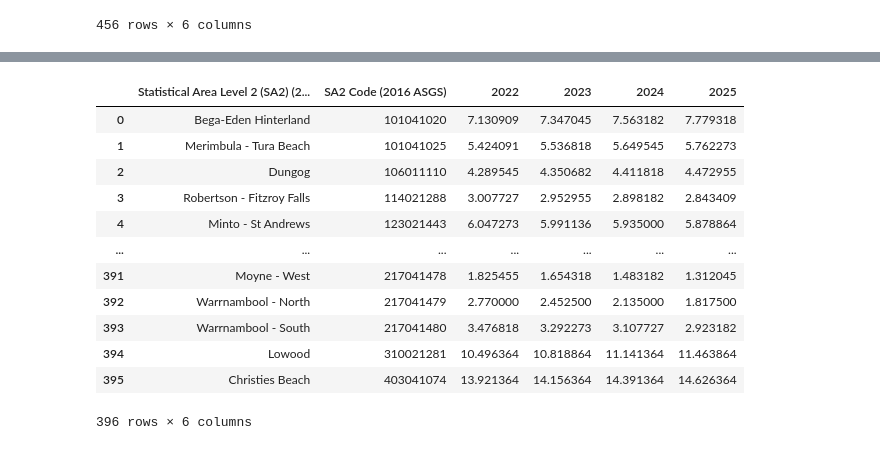
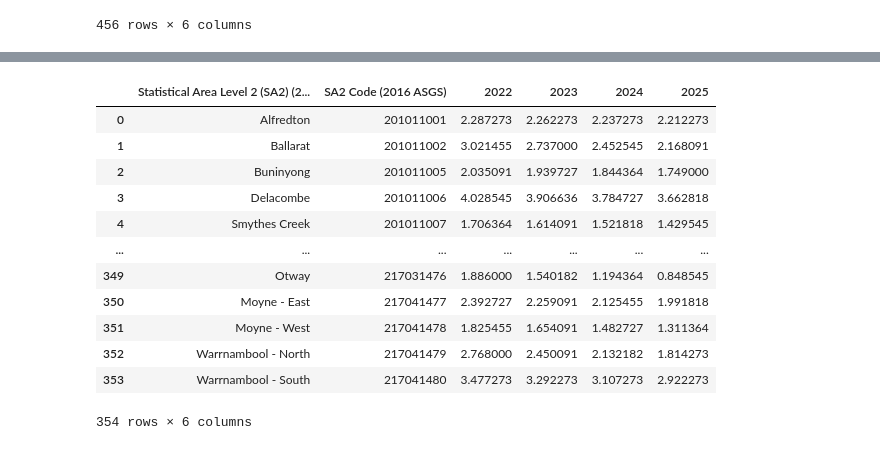
Before and after one commit to MAST30034-Applied-Data-Science/generic-real-estate-consulting-project-group-22, a Jupyter notebook: notebooks/income_unemployment_predict.ipynb, the cells around one changed output, grey strips where cells are left out. Saved outputs shown, nothing was run; the diff lists cells and outputs as text; code cells hidden in the pictures.

```diff
--- a/notebooks/income_unemployment_predict.ipynb
+++ b/notebooks/income_unemployment_predict.ipynb
@@ -246,7 +243,7 @@ Index(['Unnamed: 0', 'Data Item', 'Statistical Area Level 2 (SA2) (2016 ASGS)',
       dtype='object')
 # %%
 # remove empty values
-dff = dff[dff['Dec-10'] != '-']
+dff = dff[dff['2011_unemploy_rate'] != 0]
 dff = dff.reset_index(drop=True)
 dff
 # %% [output]
@@ -266,11 +262,0 @@ dff
-# %%
-# convert the type of all data into numeric
-cols = ['Dec-10', 'Mar-11', 'Jun-11', 'Sep-11',
-       'Dec-11', 'Mar-12', 'Jun-12', 'Sep-12', 'Dec-12', 'Mar-13', 'Jun-13',
-       'Sep-13', 'Dec-13', 'Mar-14', 'Jun-14', 'Sep-14', 'Dec-14', 'Mar-15',
-       'Jun-15', 'Sep-15', 'Dec-15', 'Mar-16', 'Jun-16', 'Sep-16', 'Dec-16',
-       'Mar-17', 'Jun-17', 'Sep-17', 'Dec-17', 'Mar-18', 'Jun-18', 'Sep-18',
-       'Dec-18', 'Mar-19', 'Jun-19', 'Sep-19', 'Dec-19', 'Mar-20', 'Jun-20',
-       'Sep-20', 'Dec-20', 'Mar-21', 'Jun-21', 'Sep-21', 'Dec-21', 'Mar-22']
-dff[cols] = dff[cols].apply(pd.to_numeric, errors='coerce', axis=1)
-dff
@@ -340,9 +269,9 @@ lst2025=[]
 
 X = np.array([2011,2012,2013,2014,2015,2016,2017,2018,2019,2020,2021]).reshape(-1, 1)
 
-for i in range(len(year)):
+for i in range(len(dff)):
 
-    y = list(year.iloc[i,2:13])
+    y = list(dff.iloc[i,4:15])
 
     model = LinearRegression()
     model.fit(X, y)
@@ -361,26 +290,26 @@ for i in range(len(year)):
     lst2025.append(float(model.predict(X_predict)))
 # %%
 # save prediction result to one dataframe
-predict=year.iloc[:,:2]
+predict=dff.iloc[:,2:4]
 predict["2022"]=lst2022
 predict["2023"]=lst2023
 predict["2024"]=lst2024
 predict["2025"]=lst2025
 predict
 # %% [output]
 |  | Statistical Area Level 2 (SA2) (2... | SA2 Code (2016 ASGS) | 2022 | 2023 | 2024 | 2025 |
-| 0 | Bega-Eden Hinterland | 101041020 | 7.130909 | 7.347045 | 7.563182 | 7.779318 |
-| 1 | Merimbula - Tura Beach | 101041025 | 5.424091 | 5.536818 | 5.649545 | 5.762273 |
-| 2 | Dungog | 106011110 | 4.289545 | 4.350682 | 4.411818 | 4.472955 |
-| 3 | Robertson - Fitzroy Falls | 114021288 | 3.007727 | 2.952955 | 2.898182 | 2.843409 |
-| 4 | Minto - St Andrews | 123021443 | 6.047273 | 5.991136 | 5.935000 | 5.878864 |
+| 0 | Alfredton | 201011001 | 2.287273 | 2.262273 | 2.237273 | 2.212273 |
+| 1 | Ballarat | 201011002 | 3.021455 | 2.737000 | 2.452545 | 2.168091 |
+| 2 | Buninyong | 201011005 | 2.035091 | 1.939727 | 1.844364 | 1.749000 |
+| 3 | Delacombe | 201011006 | 4.028545 | 3.906636 | 3.784727 | 3.662818 |
+| 4 | Smythes Creek | 201011007 | 1.706364 | 1.614091 | 1.521818 | 1.429545 |
 | ... | ... | ... | ... | ... | ... | ... |
-| 391 | Moyne - West | 217041478 | 1.825455 | 1.654318 | 1.483182 | 1.312045 |
-| 392 | Warrnambool - North | 217041479 | 2.770000 | 2.452500 | 2.135000 | 1.817500 |
-| 393 | Warrnambool - South | 217041480 | 3.476818 | 3.292273 | 3.107727 | 2.923182 |
-| 394 | Lowood | 310021281 | 10.496364 | 10.818864 | 11.141364 | 11.463864 |
-| 395 | Christies Beach | 403041074 | 13.921364 | 14.156364 | 14.391364 | 14.626364 |
+| 349 | Otway | 217031476 | 1.886000 | 1.540182 | 1.194364 | 0.848545 |
+| 350 | Moyne - East | 217041477 | 2.392727 | 2.259091 | 2.125455 | 1.991818 |
+| 351 | Moyne - West | 217041478 | 1.825455 | 1.654091 | 1.482727 | 1.311364 |
+| 352 | Warrnambool - North | 217041479 | 2.768000 | 2.450091 | 2.132182 | 1.814273 |
+| 353 | Warrnambool - South | 217041480 | 3.477273 | 3.292273 | 3.107273 | 2.922273 |
-396 rows × 6 columns
+354 rows × 6 columns
 # %%
 # store prediction of unemployment rate
 predict.to_csv('../data/curated/unemployment_predict.csv',index=False)
```
Also changed, not shown: parts of 7 cells of this notebook.
